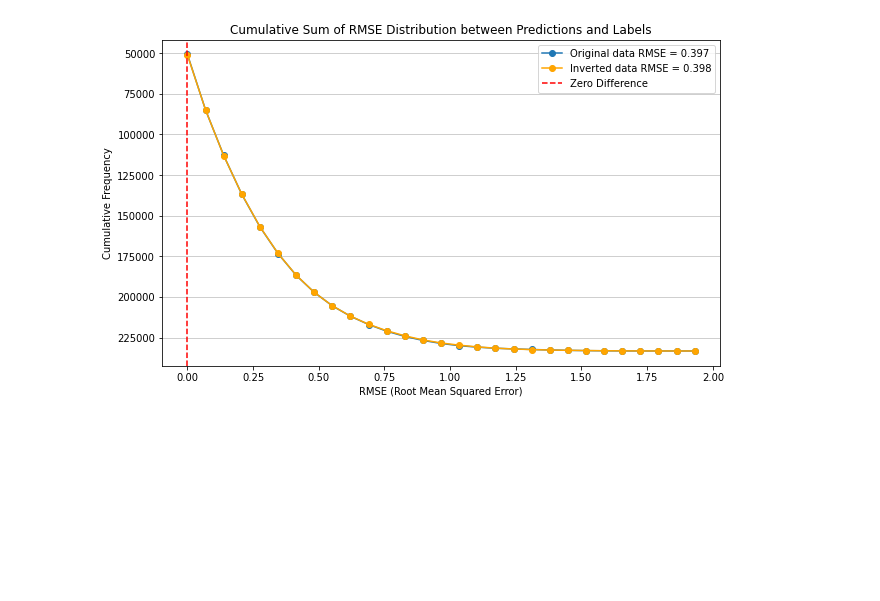
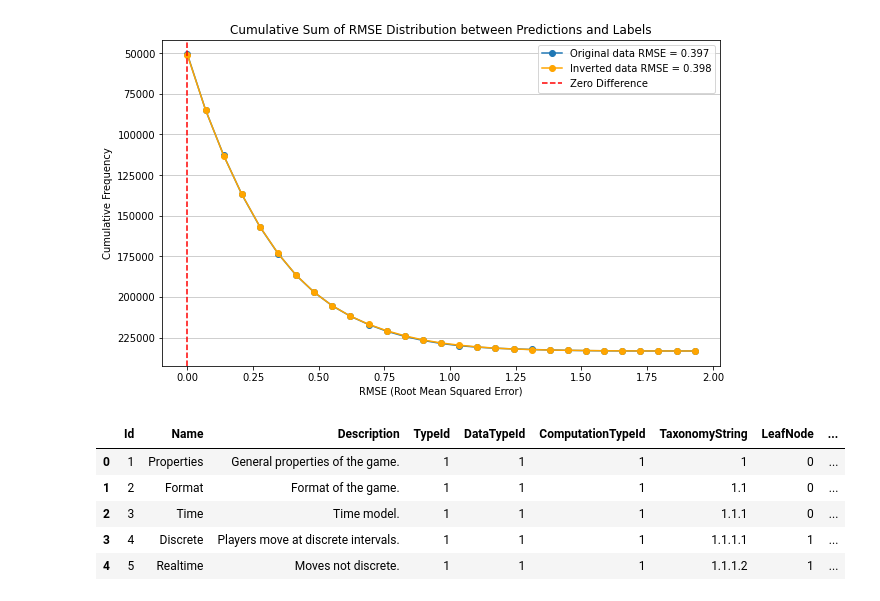
Before and after one commit to vadimtimakin/Kaggle-MCTS-6th-place-solution, a Jupyter notebook: draft.ipynb, the cells around one changed output. Saved outputs shown, nothing was run; the diff lists cells and outputs as text; code cells hidden in the pictures; blank space fills up the shorter version.

```diff
--- a/draft.ipynb
+++ b/draft.ipynb
@@ -1242,3 +1242,16 @@ plt.legend()
 plt.show()
 # %% [output]
 [figure]
+# %%
+import pandas as pd
+
+dfc = pd.read_csv('dataset/concepts.csv')
+
+dfc.head()
+# %% [output]
+|  | Id | Name | Description | TypeId | DataTypeId | ComputationTypeId | TaxonomyString | LeafNode | ... |
+| 0 | 1 | Properties | General properties of the game. | 1 | 1 | 1 | 1 | 0 | ... |
+| 1 | 2 | Format | Format of the game. | 1 | 1 | 1 | 1.1 | 0 | ... |
+| 2 | 3 | Time | Time model. | 1 | 1 | 1 | 1.1.1 | 0 | ... |
+| 3 | 4 | Discrete | Players move at discrete intervals. | 1 | 1 | 1 | 1.1.1.1 | 1 | ... |
+| 4 | 5 | Realtime | Moves not discrete. | 1 | 1 | 1 | 1.1.1.2 | 1 | ... |
```
Also changed, not shown: parts of 5 cells of this notebook, 1 other file.
